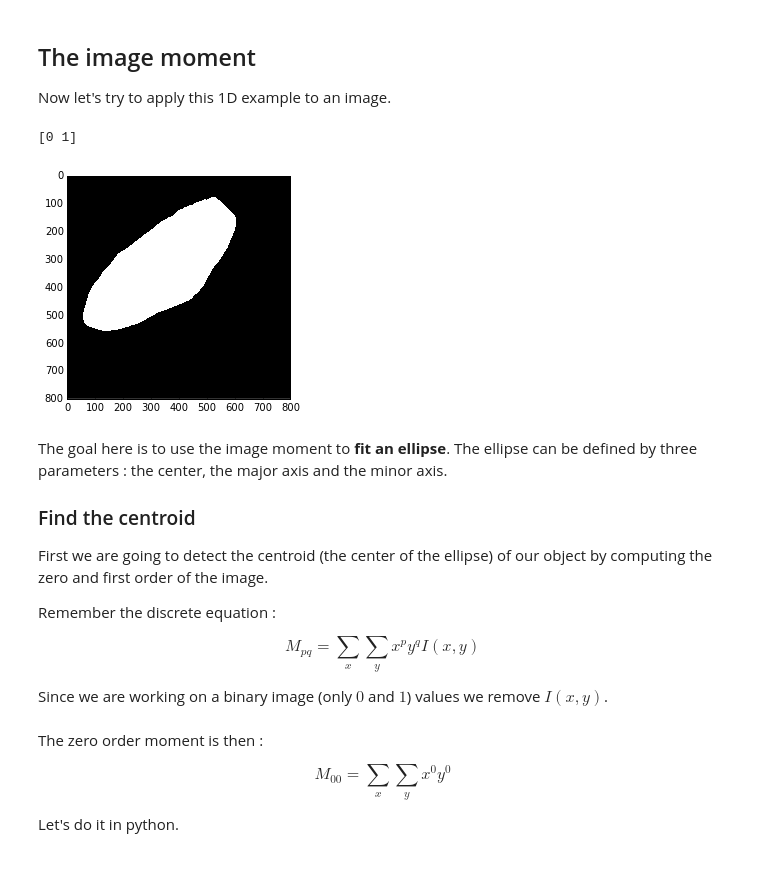
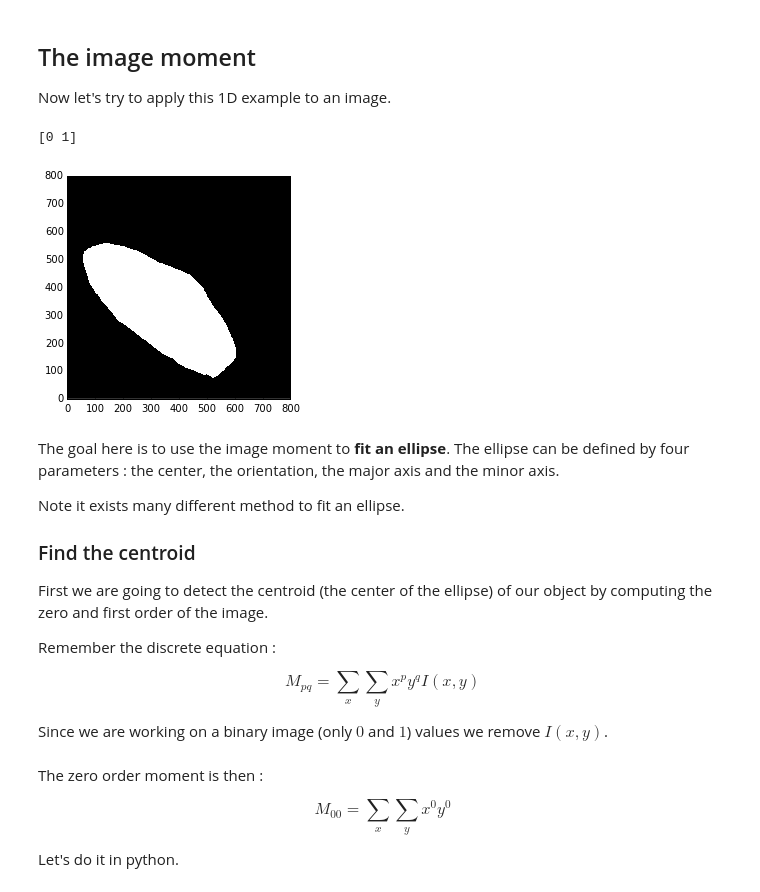
Before and after one commit to hadim/Public-Notebooks, a Jupyter notebook: fit_ellipse/fit_ellipse.ipynb, the cells around one changed output. Drawn from its saved outputs; the diff is of its cells as text; code cells hidden in the pictures.

```diff
--- a/fit_ellipse/fit_ellipse.ipynb
+++ b/fit_ellipse/fit_ellipse.ipynb
@@ -32,26 +38,22 @@ Now let's try to apply this 1D example to an image.
 # %%
-# Do some import
-%matplotlib inline
-import matplotlib.pyplot as plt
-import numpy as np
-from tifffile import TiffFile
-
 # Load the image
 tf = TiffFile("binary_cell.tif")
 
 # Get the numpy array
 a = tf.asarray()
 
 # Replace all 255 to 1 so the image is now made of "0" and "1"
 a[a == 255] = 1
 print(np.unique(a))
 
-_ = plt.imshow(a, interpolation="none", cmap="gray")
+_ = plt.imshow(a, interpolation="none", cmap="gray", origin='lower')
 # %% [output]
 [0 1]
-[figure, old version]
+[figure, new version]
 # %% [markdown]
-The goal here is to use the image moment to **fit an ellipse**. The ellipse can be defined by three parameters : the center, the major axis and the minor axis.
+The goal here is to use the image moment to **fit an ellipse**. The ellipse can be defined by four parameters : the center, the orientation, the major axis and the minor axis.
+
+Note it exists many different method to fit an ellipse.
 
 ### Find the centroid
 
```
Also changed, not shown: parts of 24 cells of this notebook, 1 other file.
